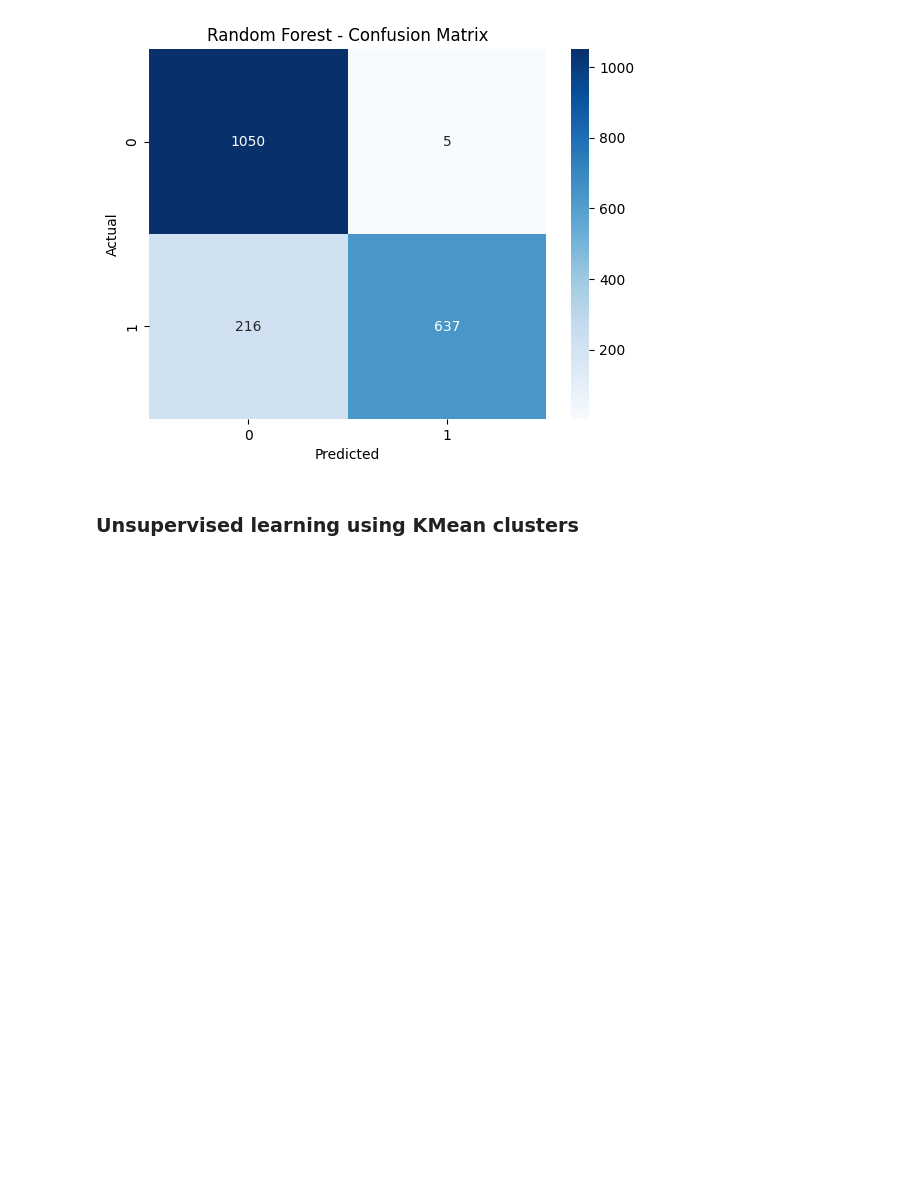
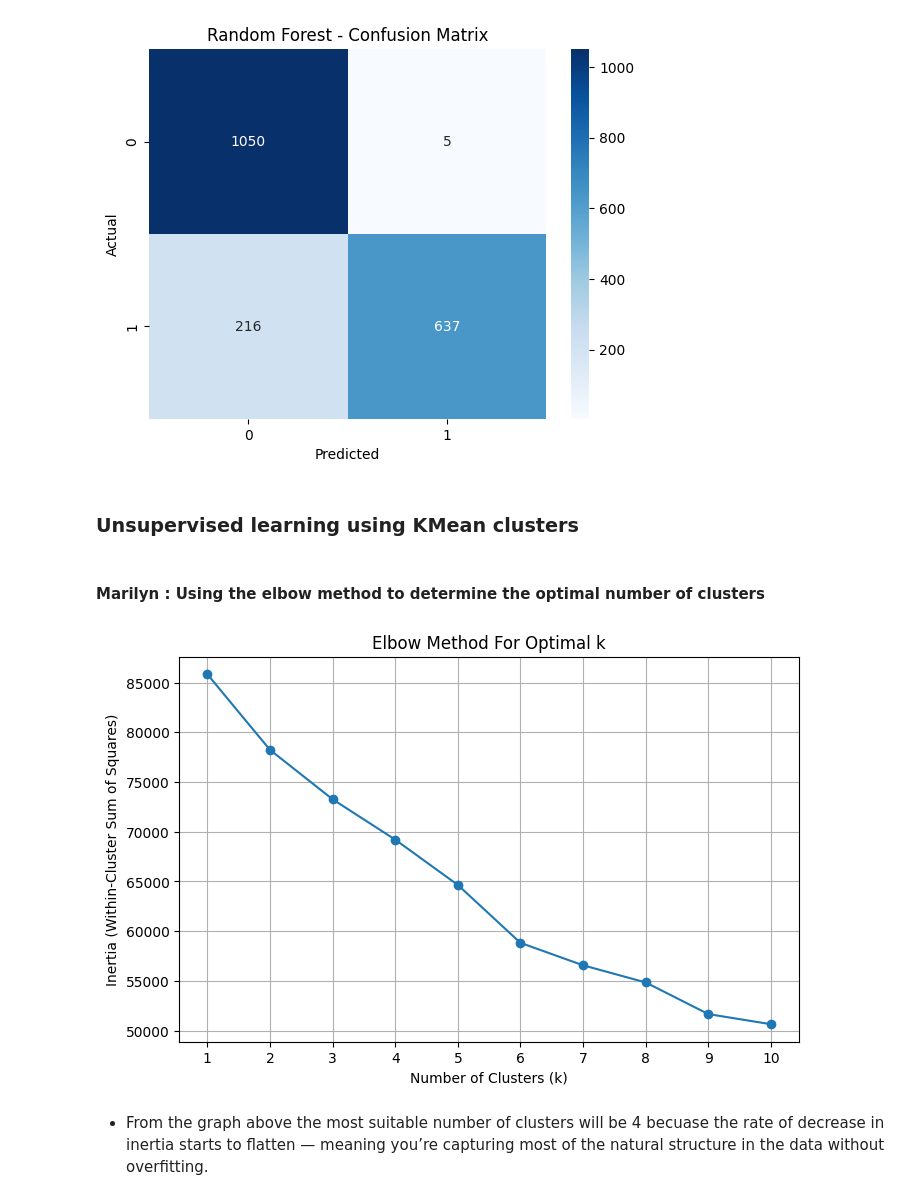
Before and after one commit to MarilynMaika/DSA2040A_DataMining_Group4, a Jupyter notebook: 3_data_mining.ipynb, the cells around one changed output. Cells and saved outputs as stored; diff of their text form; code cells hidden in the pictures; blank space fills up the shorter version.

Commit message:
used the elbow method to determine the best number of clusters

```diff
--- a/3_data_mining.ipynb
+++ b/3_data_mining.ipynb
@@ -248,0 +247,43 @@ X_cluster=df_new.drop(columns=["attack_detected"])
+# %% [markdown]
+#### Marilyn : Using the elbow method to determine the optimal number of clusters
+# %%
+# Step 1: Copy and remove the target variable
+X_cluster = df.drop(columns=['attack_detected', 'session_id'])  # session_id is not useful
+# %%
+from sklearn.cluster import KMeans
+import matplotlib.pyplot as plt
+
+# Optional: Encode categorical variables if not already encoded
+from sklearn.preprocessing import LabelEncoder
+categorical_cols = ['protocol_type', 'encryption_used', 'browser_type', 'unusual_time_access']
+le = LabelEncoder()
+for col in categorical_cols:
+    X_cluster[col] = le.fit_transform(X_cluster[col])
+
+# Optional: Scale numerical features
+from sklearn.preprocessing import StandardScaler
+scaler = StandardScaler()
+X_scaled = scaler.fit_transform(X_cluster)
+
+# Step 2: Run KMeans for a range of k values
+inertia = []
+k_range = range(1, 11)
+
+for k in k_range:
+    kmeans = KMeans(n_clusters=k, random_state=42)
+    kmeans.fit(X_scaled)
+    inertia.append(kmeans.inertia_)
+
+# Step 3: Plot the Elbow Curve
+plt.figure(figsize=(8, 5))
+plt.plot(k_range, inertia, marker='o')
+plt.title("Elbow Method For Optimal k")
+plt.xlabel("Number of Clusters (k)")
+plt.ylabel("Inertia (Within-Cluster Sum of Squares)")
+plt.xticks(k_range)
+plt.grid(True)
+plt.show()
+# %% [output]
+[figure, added]
+# %% [markdown]
+- From the graph above the most suitable number of clusters will be 4 becuase the rate of decrease in inertia starts to flatten — meaning you’re capturing most of the natural structure in the data without overfitting.
```
Also changed, not shown: parts of 2 cells of this notebook.
